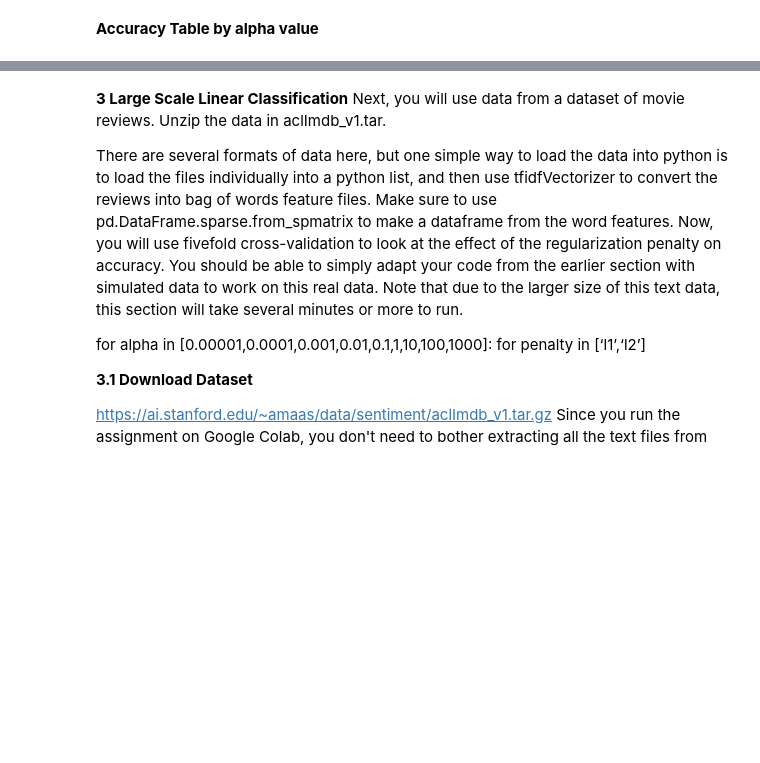
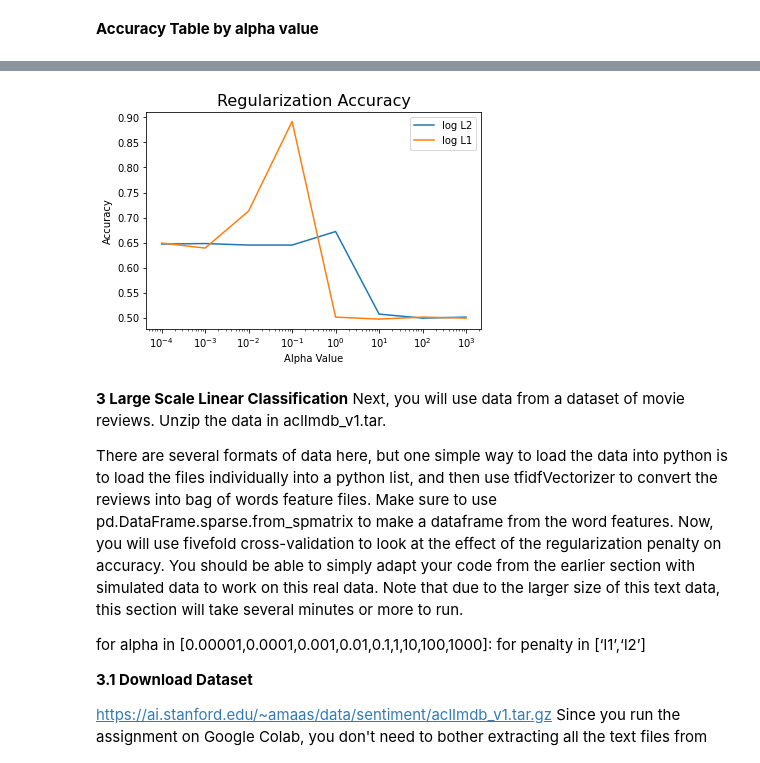
Before and after one commit to zachfreitas/ADS_504_Machine_Learning, a Jupyter notebook: Module_5/Assignment5_template.ipynb, the cells around one changed output, grey strips where cells are left out. Saved outputs shown, nothing was run; the diff lists cells and outputs as text; code cells hidden in the pictures; blank space fills up the shorter version.

```diff
--- a/Module_5/Assignment5_template.ipynb
+++ b/Module_5/Assignment5_template.ipynb
@@ -193,3 +253,15 @@ plt.show()
+# %%
+sns.lineplot(data=reg_df, x="alpha", y="log L2", label="log L2")
+sns.lineplot(data=reg_df, x="alpha", y="log L1", label="log L1")
+
+plt.title('Regularization Accuracy', size=16)
+plt.legend()
+plt.gca().set_ylabel('Accuracy')
+plt.gca().set_xlabel('Alpha Value')
+plt.gca().set_xscale("log")
+plt.show()
+# %% [output]
+[figure, added]
 # %% [markdown]
 **3 Large Scale Linear Classification**
 Next, you will use data from a dataset of movie reviews. Unzip the data in aclImdb_v1.tar.
```
Also changed, not shown: parts of 44 cells of this notebook.
